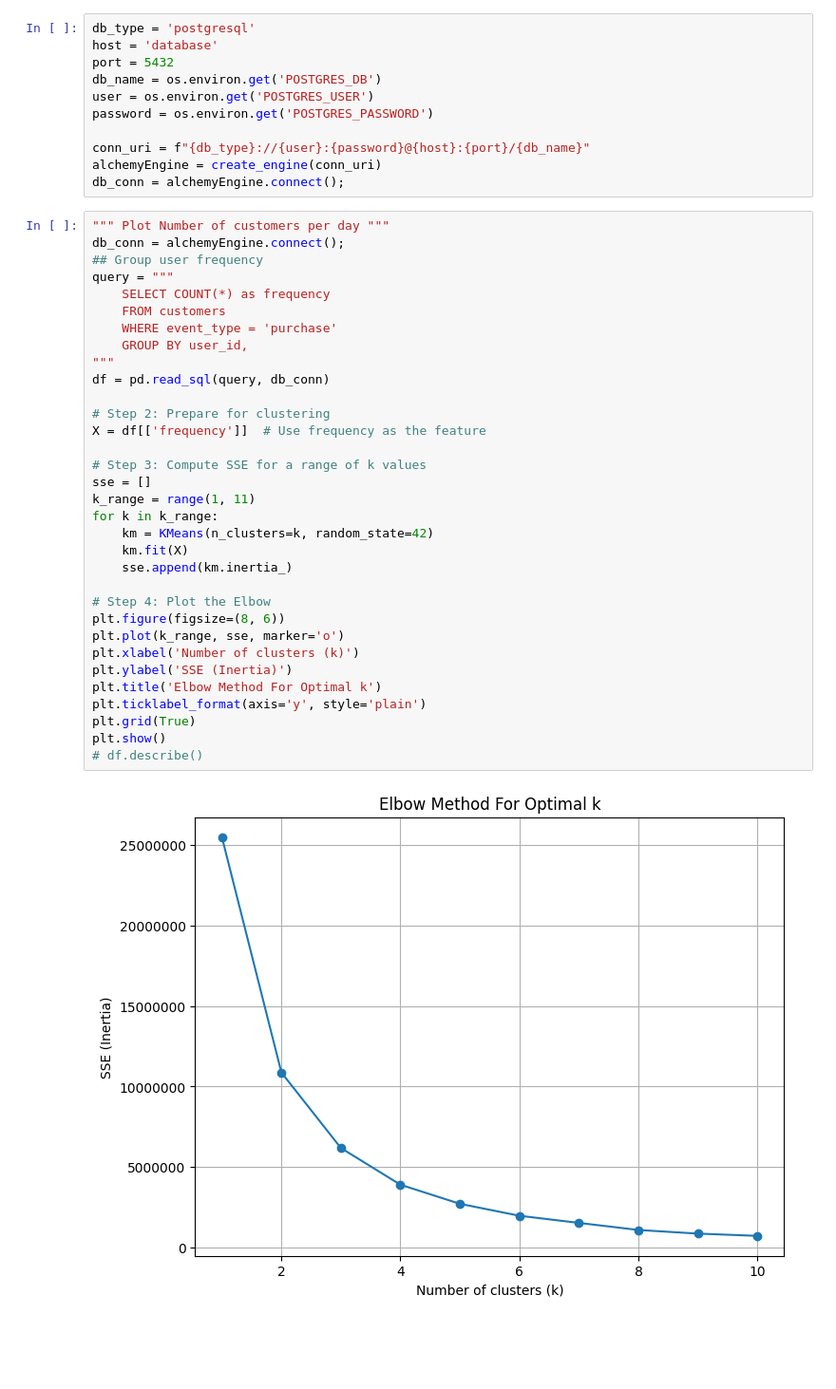
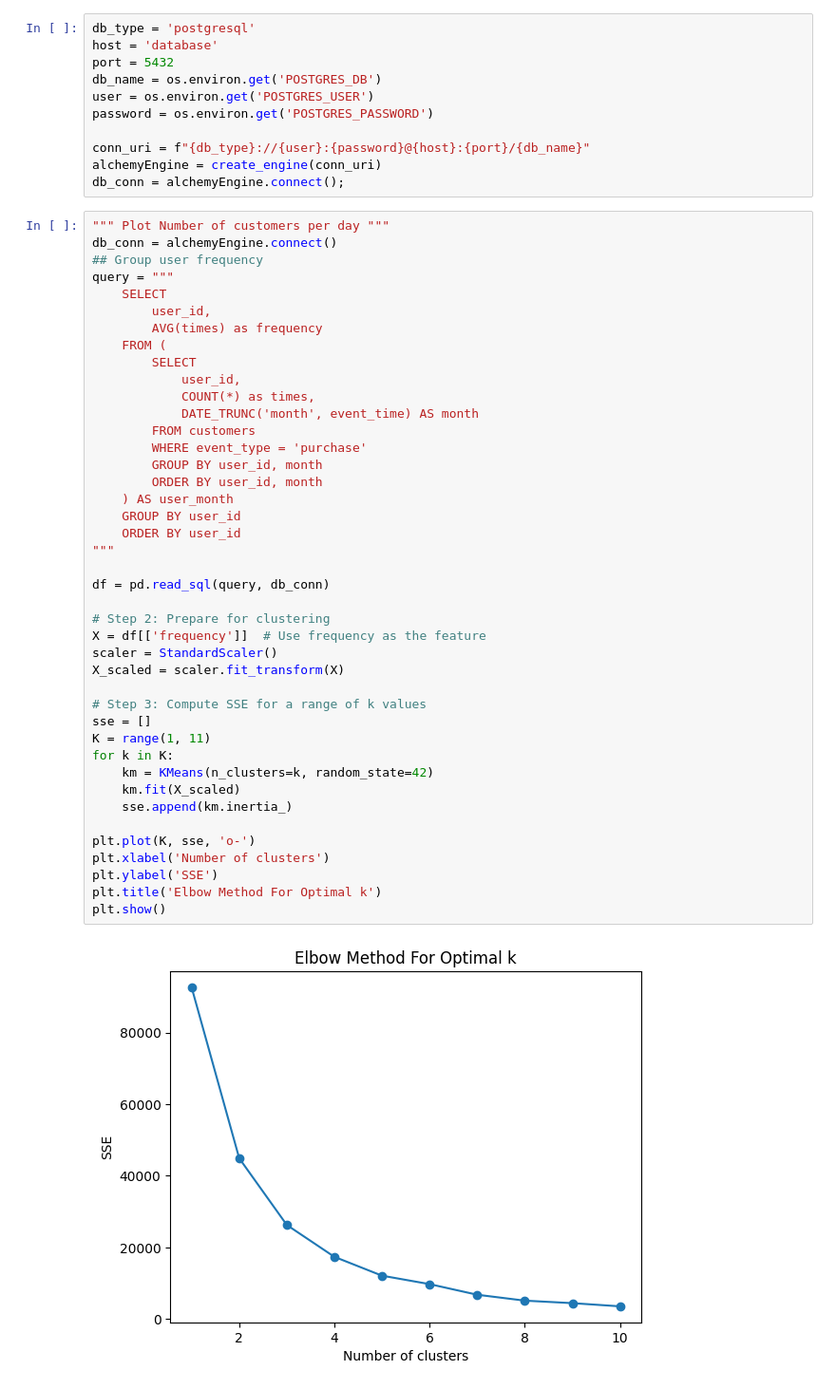
Before and after one commit to viruskizz/42bangkok-datascience-piscine, a Jupyter notebook: ds02/ex05/Clustering.ipynb, the cells around one changed output. Shown at 95% size. Cells and saved outputs as stored; diff of their text form; blank space fills up the shorter version.

```diff
--- a/ds02/ex05/Clustering.ipynb
+++ b/ds02/ex05/Clustering.ipynb
@@ -38,36 +39,45 @@ alchemyEngine = create_engine(conn_uri)
 db_conn = alchemyEngine.connect();
 # %%
 """ Plot Number of customers per day """
-db_conn = alchemyEngine.connect();
+db_conn = alchemyEngine.connect()
 ## Group user frequency
 query = """
-    SELECT COUNT(*) as frequency
-    FROM customers
-    WHERE event_type = 'purchase'
-    GROUP BY user_id,
+    SELECT
+        user_id,
+        AVG(times) as frequency
+    FROM (
+        SELECT
+            user_id,
+            COUNT(*) as times,
+            DATE_TRUNC('month', event_time) AS month
+        FROM customers
+        WHERE event_type = 'purchase'
+        GROUP BY user_id, month
+        ORDER BY user_id, month
+    ) AS user_month
+    GROUP BY user_id
+    ORDER BY user_id
 """
+
 df = pd.read_sql(query, db_conn)
 
 # Step 2: Prepare for clustering
 X = df[['frequency']]  # Use frequency as the feature
+scaler = StandardScaler()
+X_scaled = scaler.fit_transform(X)
 
 # Step 3: Compute SSE for a range of k values
 sse = []
-k_range = range(1, 11)
-for k in k_range:
+K = range(1, 11)
+for k in K:
     km = KMeans(n_clusters=k, random_state=42)
-    km.fit(X)
+    km.fit(X_scaled)
     sse.append(km.inertia_)
 
-# Step 4: Plot the Elbow
-plt.figure(figsize=(8, 6))
-plt.plot(k_range, sse, marker='o')
-plt.xlabel('Number of clusters (k)')
-plt.ylabel('SSE (Inertia)')
+plt.plot(K, sse, 'o-')
+plt.xlabel('Number of clusters')
+plt.ylabel('SSE')
 plt.title('Elbow Method For Optimal k')
-plt.ticklabel_format(axis='y', style='plain')
-plt.grid(True)
 plt.show()
-# df.describe()
 # %% [output]
-[figure, old version]
+[figure, new version]
```
Also changed, not shown: parts of 5 cells of this notebook.
